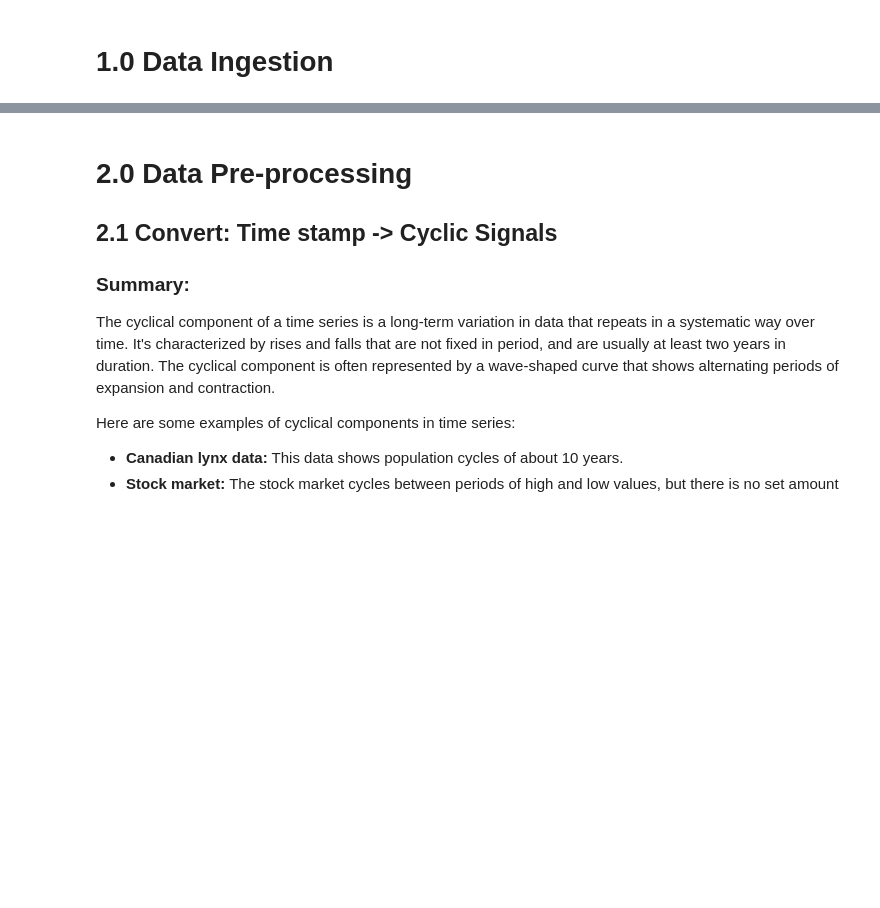
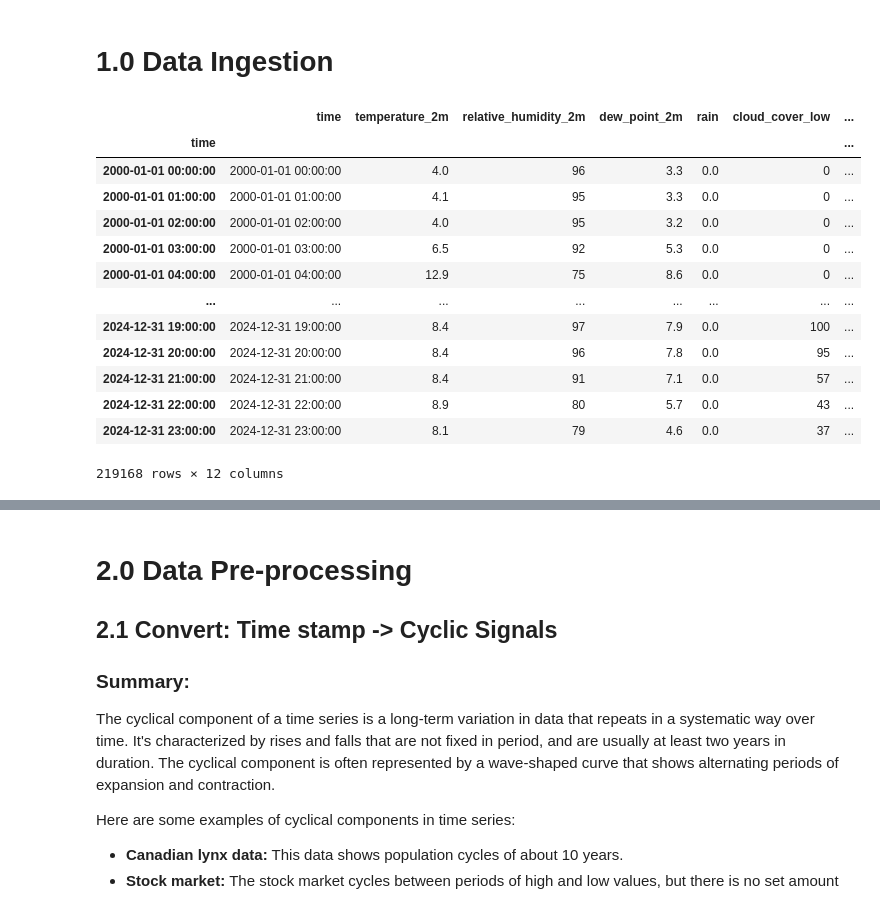
Before and after one commit to Kshitijk14/model-cloud-burst, a Jupyter notebook: notebooks/05-time_series_handling_overfitting.ipynb, the cells around one changed output, grey strips where cells are left out. Saved outputs shown, nothing was run; the diff lists cells and outputs as text; code cells hidden in the pictures; blank space fills up the shorter version.

```diff
--- a/notebooks/05-time_series_handling_overfitting.ipynb
+++ b/notebooks/05-time_series_handling_overfitting.ipynb
@@ -49,13 +49,22 @@ import seaborn as sns
 # %%
 df = pd.read_csv('../artifacts/dataset/01-hourly_historical_analyzed_data.csv')
 df = df.drop(columns=['hour', 'day', 'month', 'year'])
 
 df1 = df.copy()
 df1.index = pd.to_datetime(df1['time'], format='%Y-%m-%d %H:%M:%S')
-
-rain = df1['rain']
-rain_df = pd.DataFrame({'Rain': rain})
-
-rain_df[rain_df['Rain'] != 0]['Rain']
-
-rain_df['Seconds'] = rain_df.index.map(pd.Timestamp.timestamp)
+df1
+# %% [output]
+|  | time | temperature_2m | relative_humidity_2m | dew_point_2m | rain | cloud_cover_low | ... |
+| time |  |  |  |  |  |  | ... |
+| 2000-01-01 00:00:00 | 2000-01-01 00:00:00 | 4.0 | 96 | 3.3 | 0.0 | 0 | ... |
+| 2000-01-01 01:00:00 | 2000-01-01 01:00:00 | 4.1 | 95 | 3.3 | 0.0 | 0 | ... |
+| 2000-01-01 02:00:00 | 2000-01-01 02:00:00 | 4.0 | 95 | 3.2 | 0.0 | 0 | ... |
+| 2000-01-01 03:00:00 | 2000-01-01 03:00:00 | 6.5 | 92 | 5.3 | 0.0 | 0 | ... |
+| 2000-01-01 04:00:00 | 2000-01-01 04:00:00 | 12.9 | 75 | 8.6 | 0.0 | 0 | ... |
+| ... | ... | ... | ... | ... | ... | ... | ... |
+| 2024-12-31 19:00:00 | 2024-12-31 19:00:00 | 8.4 | 97 | 7.9 | 0.0 | 100 | ... |
+| 2024-12-31 20:00:00 | 2024-12-31 20:00:00 | 8.4 | 96 | 7.8 | 0.0 | 95 | ... |
+| 2024-12-31 21:00:00 | 2024-12-31 21:00:00 | 8.4 | 91 | 7.1 | 0.0 | 57 | ... |
+| 2024-12-31 22:00:00 | 2024-12-31 22:00:00 | 8.9 | 80 | 5.7 | 0.0 | 43 | ... |
+| 2024-12-31 23:00:00 | 2024-12-31 23:00:00 | 8.1 | 79 | 4.6 | 0.0 | 37 | ... |
+219168 rows × 12 columns
```
Also changed, not shown: parts of 20 cells of this notebook, 3 other files.
